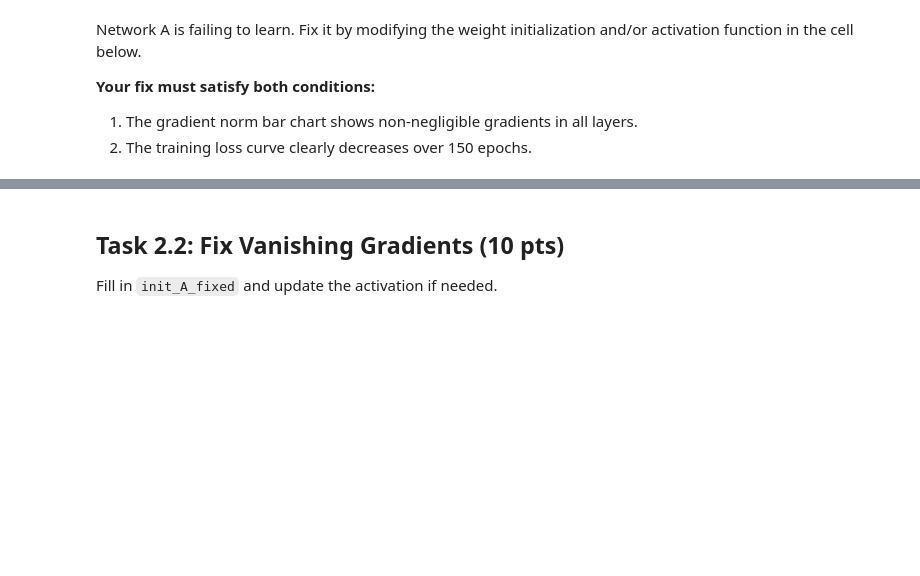
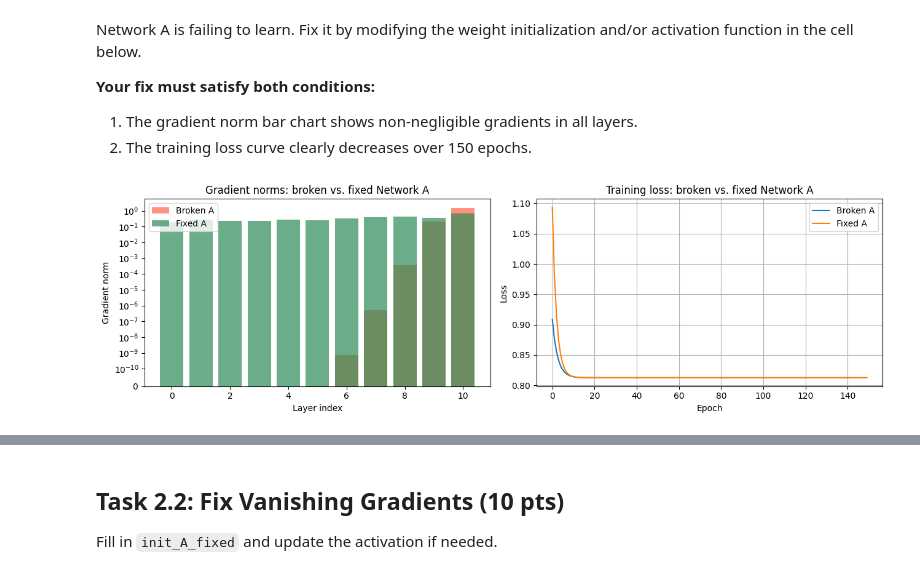
Before and after one commit to trishaguarin/Laboratory-2-Linear-Models, a Jupyter notebook: DEEPLRN_Lab02_LinearNN.ipynb, the cells around one changed output, grey strips where cells are left out. Saved outputs shown, nothing was run; the diff lists cells and outputs as text; code cells hidden in the pictures; blank space fills up the shorter version.

```diff
--- a/DEEPLRN_Lab02_LinearNN.ipynb
+++ b/DEEPLRN_Lab02_LinearNN.ipynb
@@ -425,37 +446,39 @@ torch.manual_seed(0)
 
 def init_A_fixed(layer):
     # TODO: replace with a better initialization scheme
-    nn.init.normal_(layer.weight, std=0.001)
+    nn.init.kaiming_normal_(layer.weight, nonlinearity='relu')
     nn.init.zeros_(layer.bias)
 
 # TODO: change nn.Sigmoid to a different activation if needed
-fixed_net_A = build_net(10, init_A_fixed, nn.Sigmoid)
+fixed_net_A = build_net(10, init_A_fixed, nn.ReLU)
 
 # Gradient norm check
 norms_fixed_A = get_grad_norms(fixed_net_A)
 
 fig, (ax1, ax2) = plt.subplots(1, 2, figsize=(13, 4))
 ax1.bar(range(len(norms_A)),       norms_A,       color="tomato",   alpha=0.7, label="Broken A")
 ax1.bar(range(len(norms_fixed_A)), norms_fixed_A, color="seagreen", alpha=0.7, label="Fixed A")
 ax1.set_title("Gradient norms: broken vs. fixed Network A")
 ax1.set_xlabel("Layer index")
 ax1.set_ylabel("Gradient norm")
 ax1.set_yscale("symlog", linthresh=1e-10)
 ax1.legend()
 
 torch.manual_seed(0)
 hist_broken_A = train_net(build_net(10, init_A,       nn.Sigmoid), lr=0.01)
 hist_fixed_A  = train_net(build_net(10, init_A_fixed, nn.Sigmoid), lr=0.01)
 
 ax2.plot(hist_broken_A, label="Broken A")
 ax2.plot(hist_fixed_A,  label="Fixed A")
 ax2.set_xlabel("Epoch")
 ax2.set_ylabel("Loss")
 ax2.set_title("Training loss: broken vs. fixed Network A")
 ax2.legend()
 ax2.grid(True)
 plt.tight_layout()
 plt.show()
 
 print("Broken A final loss:", hist_broken_A[-1])
 print("Fixed  A final loss:", hist_fixed_A[-1])
+# %% [output]
+[figure, added]
```
Also changed, not shown: parts of 23 cells of this notebook.
